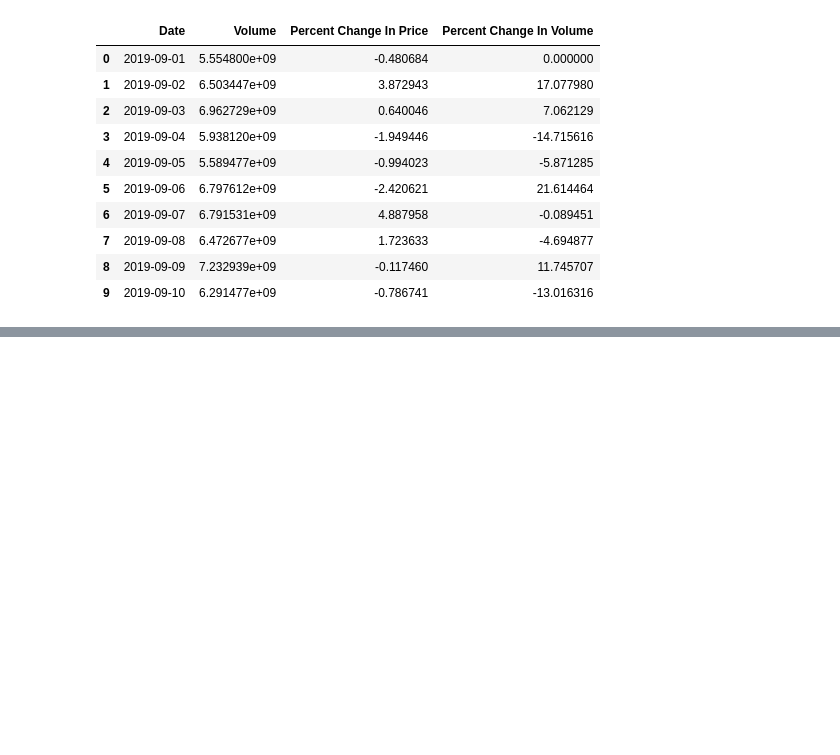
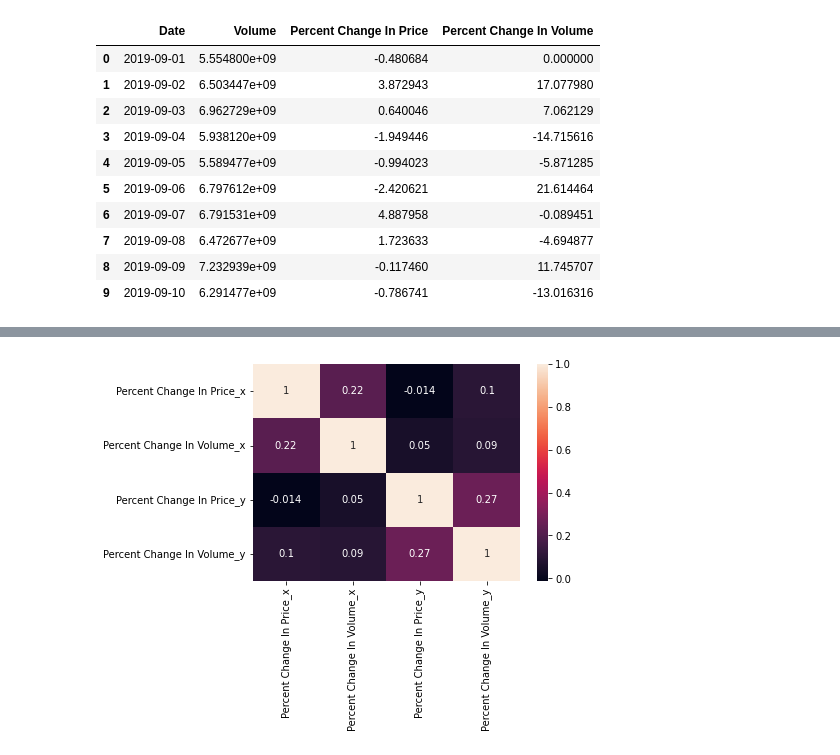
Before and after one commit to data301-2021-winter1/project-group67-project, a Jupyter notebook: notebooks/analysis2.ipynb, the cells around one changed output, grey strips where cells are left out. Saved outputs shown, nothing was run; the diff lists cells and outputs as text; code cells hidden in the pictures; blank space fills up the shorter version.

```diff
--- a/notebooks/analysis2.ipynb
+++ b/notebooks/analysis2.ipynb
@@ -332,0 +300,7 @@ print(naseth)
+# %%
+result = eth.merge(nas, on=['Date'])
+
+result = result.drop(['Open_x', 'Adj Close_x', 'Adj Close_y', 'High_x','Low_x','Close_x','Volume_x','Open_y','High_y','Low_y','Close_y','Volume_y'],axis=1)
+
+result = result.rename(columns={"pp_x": "eth_percent_change_in_price","pp_y": "nas_percent_change_in_price","vp_x": "eth_percent_change_in_volume","vp_y": "nas_percent_change_in_volume"})
+print(result.head())
@@ -332,0 +337,8 @@ print(naseth)
+# %%
+columns = result[['Percent Change In Price_x', 'Percent Change In Volume_x', 'Percent Change In Price_y', 'Percent Change In Volume_y']]
+
+data = log_returns = np.log(columns/columns.shift())
+
+sns.heatmap(data.corr(), annot=True);
+# %% [output]
+[figure, added]
```
Also changed, not shown: parts of 7 cells of this notebook.
